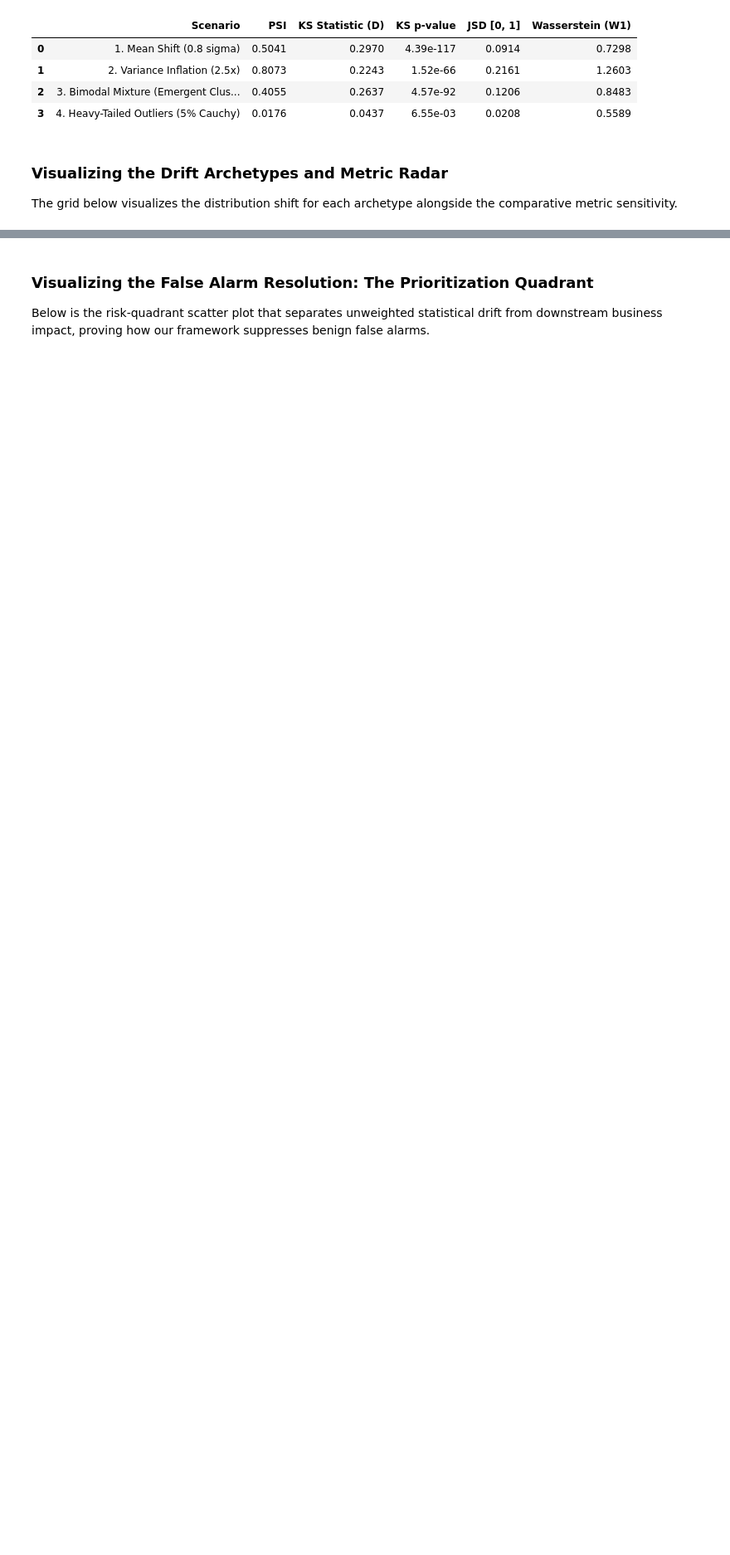
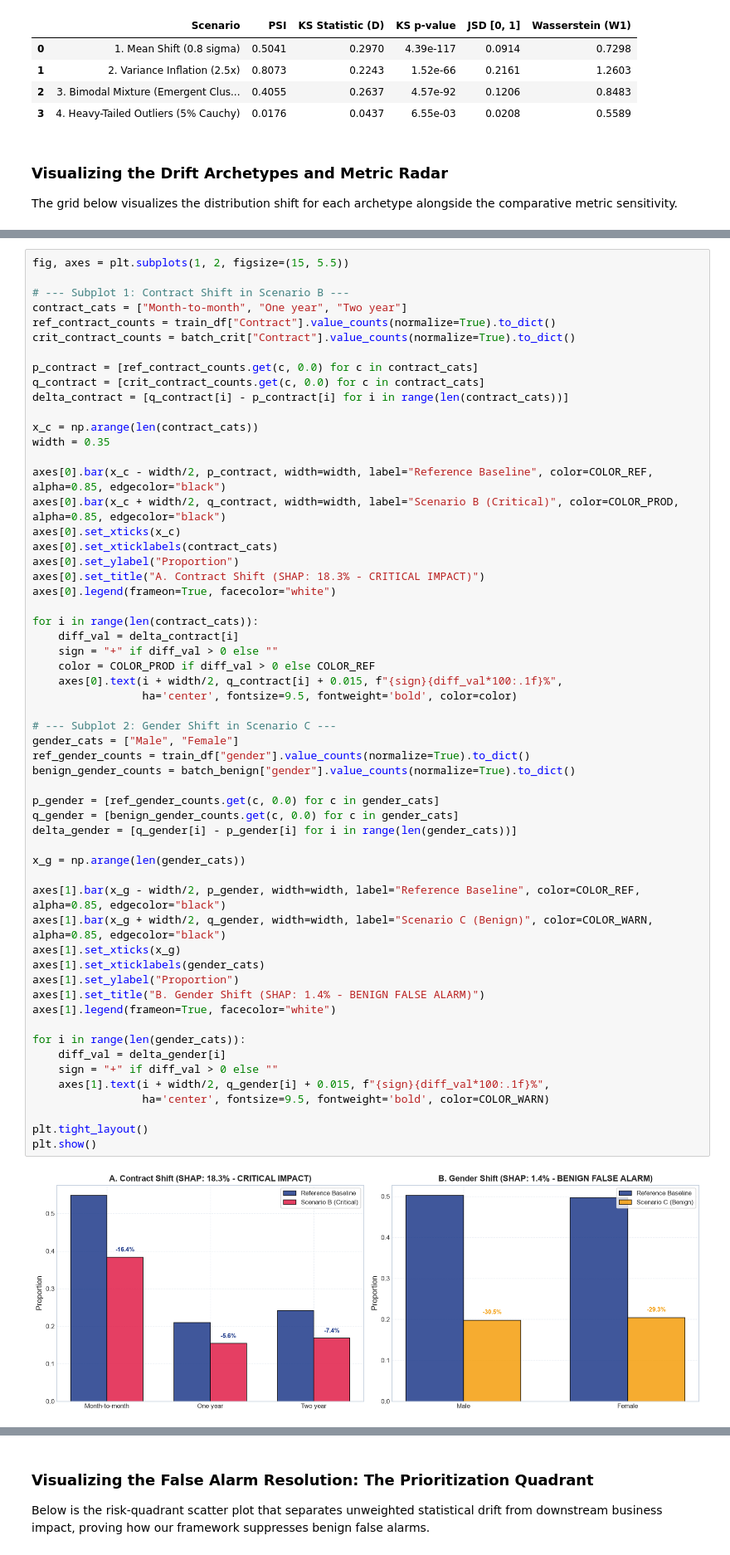
Before and after one commit to jpb989/data_analytics, a Jupyter notebook: drift_detection_metrics_guide.ipynb, the cells around one changed output, grey strips where cells are left out. Shown at 83% size. Saved outputs shown, nothing was run; the diff lists cells and outputs as text; blank space fills up the shorter version.

```diff
--- a/drift_detection_metrics_guide.ipynb
+++ b/drift_detection_metrics_guide.ipynb
@@ -672,0 +899,59 @@ Below, we import our project's production modules:
+# %%
+fig, axes = plt.subplots(1, 2, figsize=(15, 5.5))
+
+# --- Subplot 1: Contract Shift in Scenario B ---
+contract_cats = ["Month-to-month", "One year", "Two year"]
+ref_contract_counts = train_df["Contract"].value_counts(normalize=True).to_dict()
+crit_contract_counts = batch_crit["Contract"].value_counts(normalize=True).to_dict()
+
+p_contract = [ref_contract_counts.get(c, 0.0) for c in contract_cats]
+q_contract = [crit_contract_counts.get(c, 0.0) for c in contract_cats]
+delta_contract = [q_contract[i] - p_contract[i] for i in range(len(contract_cats))]
+
+x_c = np.arange(len(contract_cats))
+width = 0.35
+
+axes[0].bar(x_c - width/2, p_contract, width=width, label="Reference Baseline", color=COLOR_REF, alpha=0.85, edgecolor="black")
+axes[0].bar(x_c + width/2, q_contract, width=width, label="Scenario B (Critical)", color=COLOR_PROD, alpha=0.85, edgecolor="black")
+axes[0].set_xticks(x_c)
+axes[0].set_xticklabels(contract_cats)
+axes[0].set_ylabel("Proportion")
+axes[0].set_title("A. Contract Shift (SHAP: 18.3% - CRITICAL IMPACT)")
+axes[0].legend(frameon=True, facecolor="white")
+
+for i in range(len(contract_cats)):
+    diff_val = delta_contract[i]
+    sign = "+" if diff_val > 0 else ""
+    color = COLOR_PROD if diff_val > 0 else COLOR_REF
+    axes[0].text(i + width/2, q_contract[i] + 0.015, f"{sign}{diff_val*100:.1f}%",
+                 ha='center', fontsize=9.5, fontweight='bold', color=color)
+
+# --- Subplot 2: Gender Shift in Scenario C ---
+gender_cats = ["Male", "Female"]
+ref_gender_counts = train_df["gender"].value_counts(normalize=True).to_dict()
+benign_gender_counts = batch_benign["gender"].value_counts(normalize=True).to_dict()
+
+p_gender = [ref_gender_counts.get(c, 0.0) for c in gender_cats]
+q_gender = [benign_gender_counts.get(c, 0.0) for c in gender_cats]
+delta_gender = [q_gender[i] - p_gender[i] for i in range(len(gender_cats))]
+
+x_g = np.arange(len(gender_cats))
+
+axes[1].bar(x_g - width/2, p_gender, width=width, label="Reference Baseline", color=COLOR_REF, alpha=0.85, edgecolor="black")
+axes[1].bar(x_g + width/2, q_gender, width=width, label="Scenario C (Benign)", color=COLOR_WARN, alpha=0.85, edgecolor="black")
+axes[1].set_xticks(x_g)
+axes[1].set_xticklabels(gender_cats)
+axes[1].set_ylabel("Proportion")
+axes[1].set_title("B. Gender Shift (SHAP: 1.4% - BENIGN FALSE ALARM)")
+axes[1].legend(frameon=True, facecolor="white")
+
+for i in range(len(gender_cats)):
+    diff_val = delta_gender[i]
+    sign = "+" if diff_val > 0 else ""
+    axes[1].text(i + width/2, q_gender[i] + 0.015, f"{sign}{diff_val*100:.1f}%",
+                 ha='center', fontsize=9.5, fontweight='bold', color=COLOR_WARN)
+
+plt.tight_layout()
+plt.show()
+# %% [output]
+[figure, added]
```
Also changed, not shown: parts of 20 cells of this notebook.
